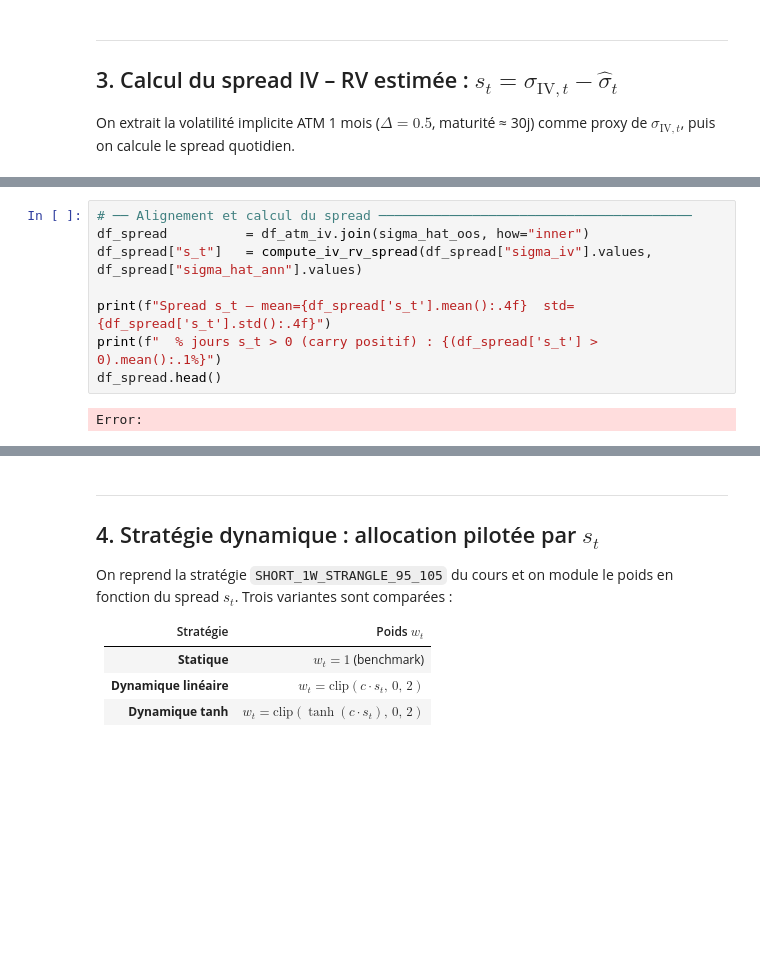
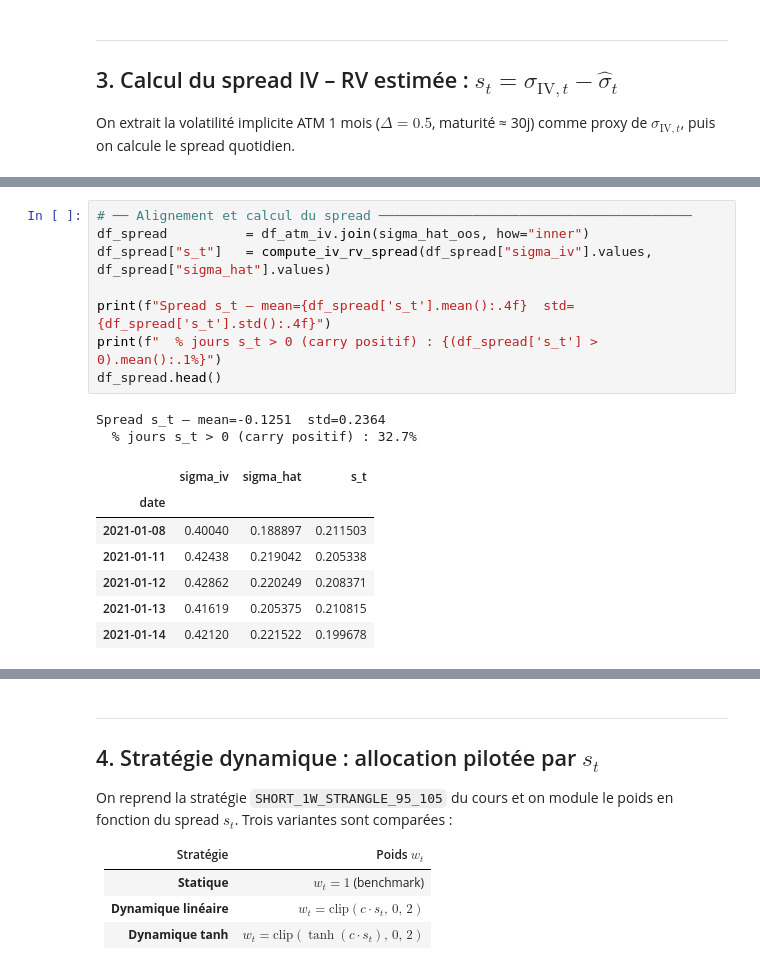
Before and after one commit to antoinechdc31/trading_vol, a Jupyter notebook: notebooks/projet.ipynb, the cells around one changed output, grey strips where cells are left out. Cells and saved outputs as stored; diff of their text form; blank space fills up the shorter version.

```diff
--- a/notebooks/projet.ipynb
+++ b/notebooks/projet.ipynb
@@ -372,13 +388,21 @@ Error:
 # %%
 # ── Alignement et calcul du spread ────────────────────────────────────────
 df_spread          = df_atm_iv.join(sigma_hat_oos, how="inner")
-df_spread["s_t"]   = compute_iv_rv_spread(df_spread["sigma_iv"].values, df_spread["sigma_hat_ann"].values)
+df_spread["s_t"]   = compute_iv_rv_spread(df_spread["sigma_iv"].values, df_spread["sigma_hat"].values)
 
 print(f"Spread s_t — mean={df_spread['s_t'].mean():.4f}  std={df_spread['s_t'].std():.4f}")
 print(f"  % jours s_t > 0 (carry positif) : {(df_spread['s_t'] > 0).mean():.1%}")
 df_spread.head()
 # %% [output]
-Error:
+Spread s_t — mean=-0.1251  std=0.2364
+  % jours s_t > 0 (carry positif) : 32.7%
+|  | sigma_iv | sigma_hat | s_t |
+| date |  |  |  |
+| 2021-01-08 | 0.40040 | 0.188897 | 0.211503 |
+| 2021-01-11 | 0.42438 | 0.219042 | 0.205338 |
+| 2021-01-12 | 0.42862 | 0.220249 | 0.208371 |
+| 2021-01-13 | 0.41619 | 0.205375 | 0.210815 |
+| 2021-01-14 | 0.42120 | 0.221522 | 0.199678 |
 # %%
 # ── Visualisation du spread ────────────────────────────────────────────────
 fig, axes = plt.subplots(2, 1, figsize=(14, 8), sharex=True)
```
Also changed, not shown: parts of 17 cells of this notebook, 1 other file.
